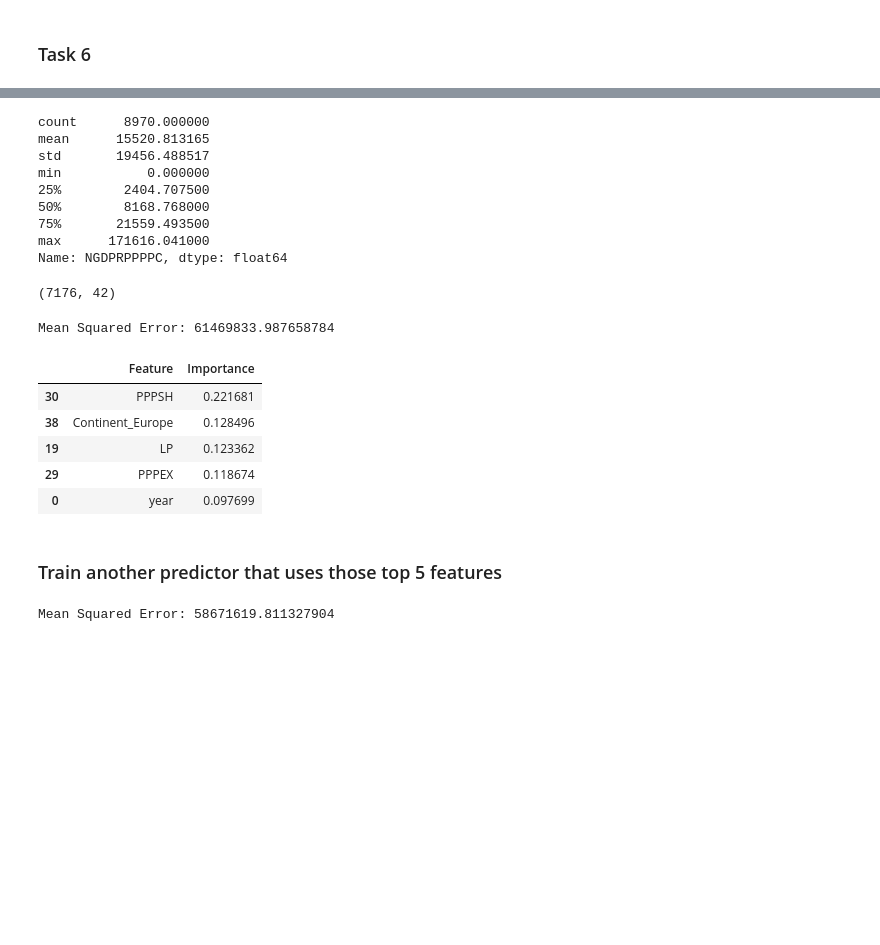
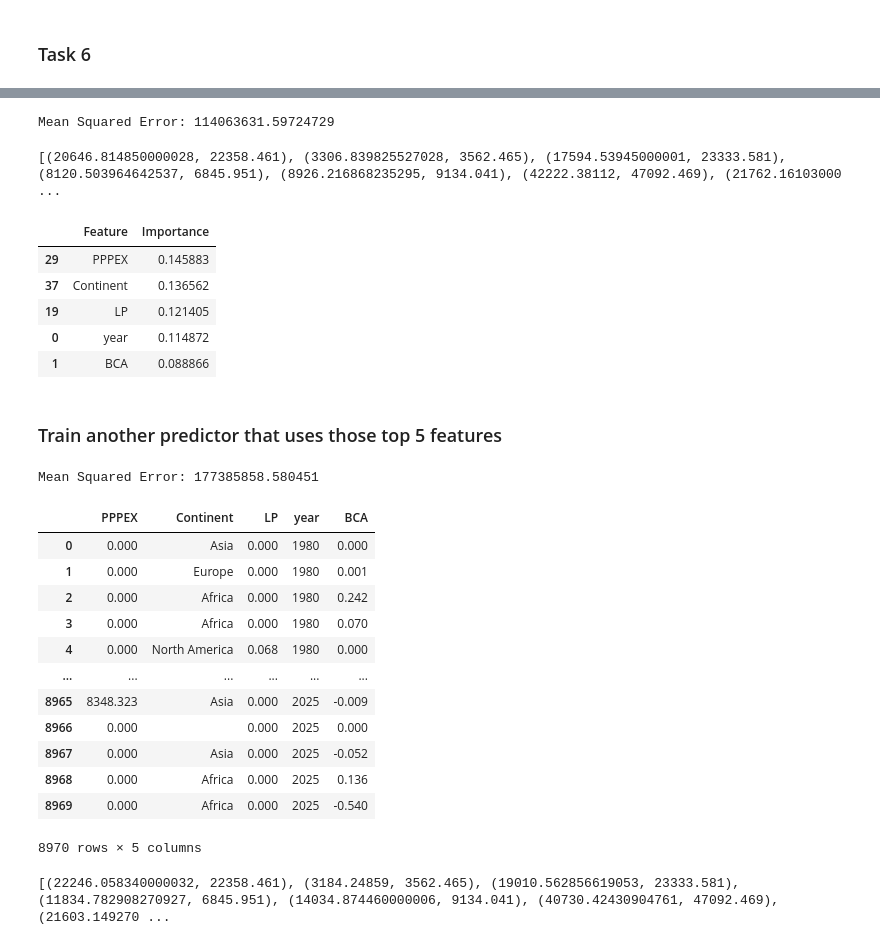
Before and after one commit to dryeab/WEOOct2020all, a Jupyter notebook: ml.ipynb, the cells around one changed output, grey strips where cells are left out. Cells and saved outputs as stored; diff of their text form; code cells hidden in the pictures; blank space fills up the shorter version.

```diff
--- a/ml.ipynb
+++ b/ml.ipynb
@@ -268,6 +265,7 @@ exclude = [
     "NGDP",
     "NGDP_RPCH",
     "NGDP_R",
+    "PPPSH"
 ]
 gdp_data = gdp_data[~gdp_data["WEO Subject Code"].isin(exclude)].drop(
     columns=[
@@ -301,18 +299,6 @@ gdp_data.drop(columns='index', inplace=True)
 # %%
 gdp_data["Continent"] = gdp_data["Country"].apply(country_to_continent)
 gdp_data.drop(columns="Country", inplace=True)
-# %%
-gdp_data["NGDPRPPPPC"].describe()
-# %% [output]
-count      8970.000000
-mean      15520.813165
-std       19456.488517
-min           0.000000
-25%        2404.707500
-50%        8168.768000
-75%       21559.493500
-max      171616.041000
-Name: NGDPRPPPPC, dtype: float64
 # %%
 # X contains the features, y contains the target variable
 features = gdp_data.drop(["NGDPRPPPPC"], axis=1)
@@ -335,10 +321,6 @@ X_train, X_test, y_train, y_test = train_test_split(
 
 # mse = mean_squared_error(y_test, predictions)
 # print(f"Mean Squared Error: {mse}")
-# %%
-X_train.shape
-# %% [output]
-(7176, 42)
 # %%
 # Random Forest
 
@@ -351,33 +333,46 @@ predictions = model.predict(X_test)
 mse = mean_squared_error(y_test, predictions)
 print(f"Mean Squared Error: {mse}")
 # %% [output]
-Mean Squared Error: 61469833.987658784
+Mean Squared Error: 114063631.59724729
+# %%
+print(list(zip(predictions, y_test))[:10])
+# %% [output]
+[(20646.814850000028, 22358.461), (3306.839825527028, 3562.465), (17594.53945000001, 23333.581), (8120.503964642537, 6845.951), (8926.216868235295, 9134.041), (42222.38112, 47092.469), (21762.16103000 ...
 # %%
 feature_importances = model.feature_importances_
 
 # Create a DataFrame to display the feature importances
-feature_importance_df = pd.DataFrame({'Feature': features_encoded.columns, 'Importance': feature_importances})
+feature_importance_df = pd.DataFrame(
+    {"Feature": features_encoded.columns, "Importance": feature_importances}
+)
+
+# print(feature_importance_df)
 
 # Sort the DataFrame by importance in descending order
-feature_importance_df = feature_importance_df.sort_values(by='Importance', ascending=False)
+feature_importance_df = feature_importance_df.sort_values(
+    by="Importance", ascending=False
+)
 
 # Display the top 5 features
 top_5_features = feature_importance_df.head(5)
+top_5_features = top_5_features.map(lambda x: "Continent" if type(x) == str and x.startswith("Continent") else x)
 top_5_features
 # %% [output]
 |  | Feature | Importance |
-| 30 | PPPSH | 0.221681 |
-| 38 | Continent_Europe | 0.128496 |
-| 19 | LP | 0.123362 |
-| 29 | PPPEX | 0.118674 |
-| 0 | year | 0.097699 |
+| 29 | PPPEX | 0.145883 |
+| 37 | Continent | 0.136562 |
+| 19 | LP | 0.121405 |
+| 0 | year | 0.114872 |
+| 1 | BCA | 0.088866 |
 # %% [markdown]
 ### Train another predictor that uses those top 5 features
 # %%
 selected_features = top_5_features["Feature"].tolist() + ["NGDPRPPPPC"]
 
-features = gdp_data.drop(["NGDPRPPPPC"], axis=1)
-target = gdp_data["NGDPRPPPPC"]
+new_gdp_data = gdp_data[selected_features]
+
+features = new_gdp_data[selected_features].drop(["NGDPRPPPPC"], axis=1)
+target = new_gdp_data["NGDPRPPPPC"]
 
 features_encoded = pd.get_dummies(features)
 
@@ -394,7 +389,27 @@ predictions = model.predict(X_test)
 mse = mean_squared_error(y_test, predictions)
 print(f"Mean Squared Error: {mse}")
 # %% [output]
-Mean Squared Error: 58671619.811327904
+Mean Squared Error: 177385858.580451
+# %%
+features
+# %% [output]
+|  | PPPEX | Continent | LP | year | BCA |
+| 0 | 0.000 | Asia | 0.000 | 1980 | 0.000 |
+| 1 | 0.000 | Europe | 0.000 | 1980 | 0.001 |
+| 2 | 0.000 | Africa | 0.000 | 1980 | 0.242 |
+| 3 | 0.000 | Africa | 0.000 | 1980 | 0.070 |
+| 4 | 0.000 | North America | 0.068 | 1980 | 0.000 |
+| ... | ... | ... | ... | ... | ... |
+| 8965 | 8348.323 | Asia | 0.000 | 2025 | -0.009 |
+| 8966 | 0.000 |  | 0.000 | 2025 | 0.000 |
+| 8967 | 0.000 | Asia | 0.000 | 2025 | -0.052 |
+| 8968 | 0.000 | Africa | 0.000 | 2025 | 0.136 |
+| 8969 | 0.000 | Africa | 0.000 | 2025 | -0.540 |
+8970 rows × 5 columns
+# %%
+print(list(zip(predictions, y_test))[:10])
+# %% [output]
+[(22246.058340000032, 22358.461), (3184.24859, 3562.465), (19010.562856619053, 23333.581), (11834.782908270927, 6845.951), (14034.874460000006, 9134.041), (40730.42430904761, 47092.469), (21603.149270 ...
 # %%
 # export the model to a file
 import pickle
```
Also changed, not shown: parts of 6 cells of this notebook, 14 other files.
